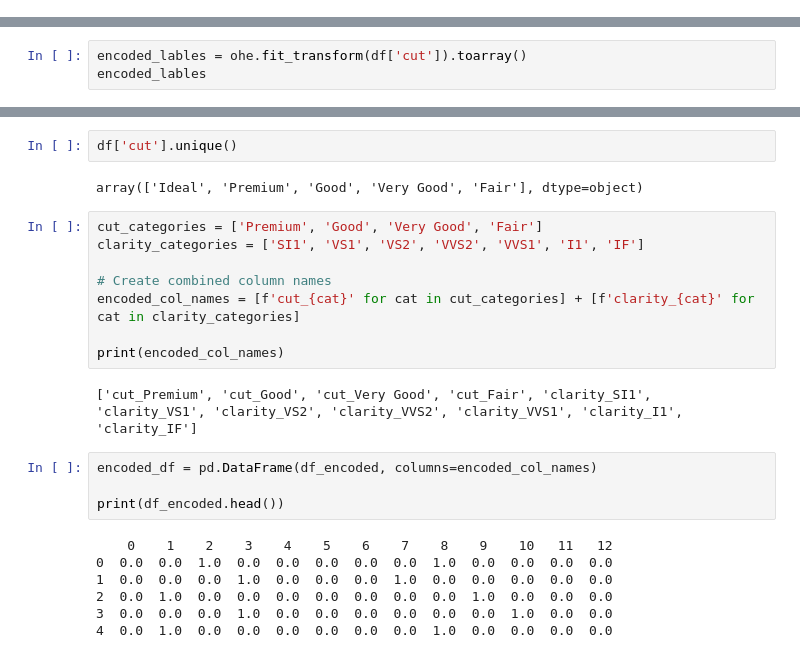
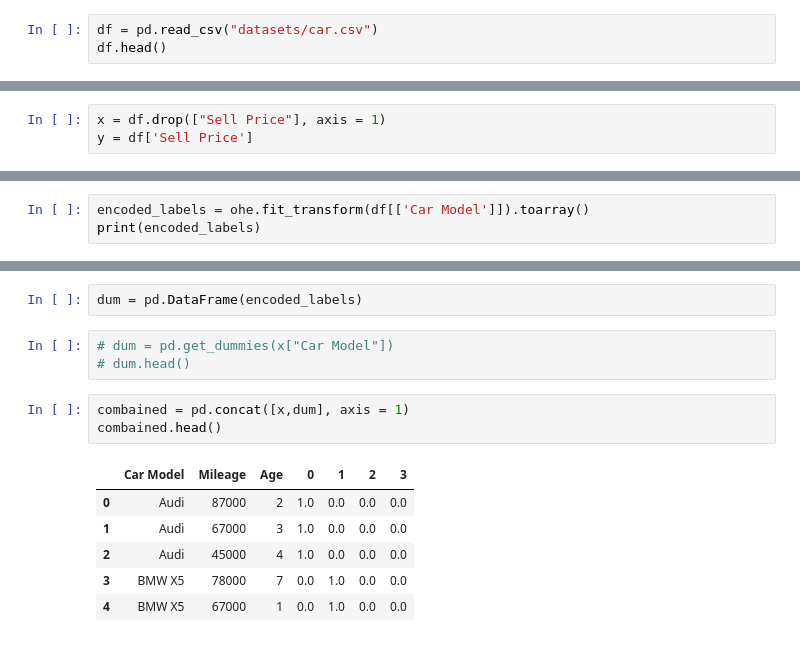
Before and after one commit to Yugesh-003/ML-lab, a Jupyter notebook: 5_multi_linear_reg_with_one_hot.ipynb, the cells around one changed output, grey strips where cells are left out. Cells and saved outputs as stored; diff of their text form.

```diff
--- a/5_multi_linear_reg_with_one_hot.ipynb
+++ b/5_multi_linear_reg_with_one_hot.ipynb
@@ -71,0 +174,3 @@ NameError: name 'ohe' is not defined
+# %%
+df = pd.read_csv("datasets/car.csv")
+df.head()
@@ -71,0 +196,3 @@ NameError: name 'ohe' is not defined
+# %%
+x = df.drop(["Sell Price"], axis = 1)
+y = df['Sell Price']
@@ -72,4 +202,4 @@ NameError: name 'ohe' is not defined
 # %%
-encoded_lables = ohe.fit_transform(df['cut']).toarray()
-encoded_lables
+encoded_labels = ohe.fit_transform(df[['Car Model']]).toarray()
+print(encoded_labels)
 # %% [output]
@@ -105,25 +223,15 @@ array(['SI2', 'SI1', 'VS1', 'VS2', 'VVS2', 'VVS1', 'I1', 'IF'],
-# %%
-df['cut'].unique()
-# %% [output]
-array(['Ideal', 'Premium', 'Good', 'Very Good', 'Fair'], dtype=object)
-# %%
-cut_categories = ['Premium', 'Good', 'Very Good', 'Fair']
-clarity_categories = ['SI1', 'VS1', 'VS2', 'VVS2', 'VVS1', 'I1', 'IF']
-
-# Create combined column names
-encoded_col_names = [f'cut_{cat}' for cat in cut_categories] + [f'clarity_{cat}' for cat in clarity_categories]
-
-print(encoded_col_names)
-# %% [output]
-['cut_Premium', 'cut_Good', 'cut_Very Good', 'cut_Fair', 'clarity_SI1', 'clarity_VS1', 'clarity_VS2', 'clarity_VVS2', 'clarity_VVS1', 'clarity_I1', 'clarity_IF']
-# %%
-encoded_df = pd.DataFrame(df_encoded, columns=encoded_col_names)
-
-print(df_encoded.head())
-# %% [output]
-    0    1    2    3    4    5    6    7    8    9    10   11   12
-0  0.0  0.0  1.0  0.0  0.0  0.0  0.0  0.0  1.0  0.0  0.0  0.0  0.0
-1  0.0  0.0  0.0  1.0  0.0  0.0  0.0  1.0  0.0  0.0  0.0  0.0  0.0
-2  0.0  1.0  0.0  0.0  0.0  0.0  0.0  0.0  0.0  1.0  0.0  0.0  0.0
-3  0.0  0.0  0.0  1.0  0.0  0.0  0.0  0.0  0.0  0.0  1.0  0.0  0.0
-4  0.0  1.0  0.0  0.0  0.0  0.0  0.0  0.0  1.0  0.0  0.0  0.0  0.0
+# %%
+dum = pd.DataFrame(encoded_labels)
+# %%
+# dum = pd.get_dummies(x["Car Model"])
+# dum.head()
+# %%
+combained = pd.concat([x,dum], axis = 1)
+combained.head()
+# %% [output]
+|  | Car Model | Mileage | Age | 0 | 1 | 2 | 3 |
+| 0 | Audi | 87000 | 2 | 1.0 | 0.0 | 0.0 | 0.0 |
+| 1 | Audi | 67000 | 3 | 1.0 | 0.0 | 0.0 | 0.0 |
+| 2 | Audi | 45000 | 4 | 1.0 | 0.0 | 0.0 | 0.0 |
+| 3 | BMW X5 | 78000 | 7 | 0.0 | 1.0 | 0.0 | 0.0 |
+| 4 | BMW X5 | 67000 | 1 | 0.0 | 1.0 | 0.0 | 0.0 |
```
Also changed, not shown: parts of 35 cells of this notebook, 14 other files.
